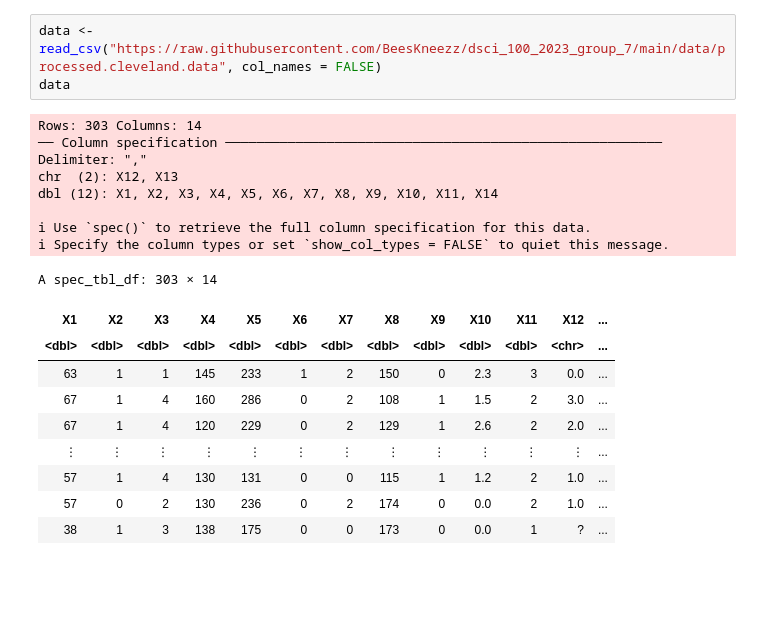
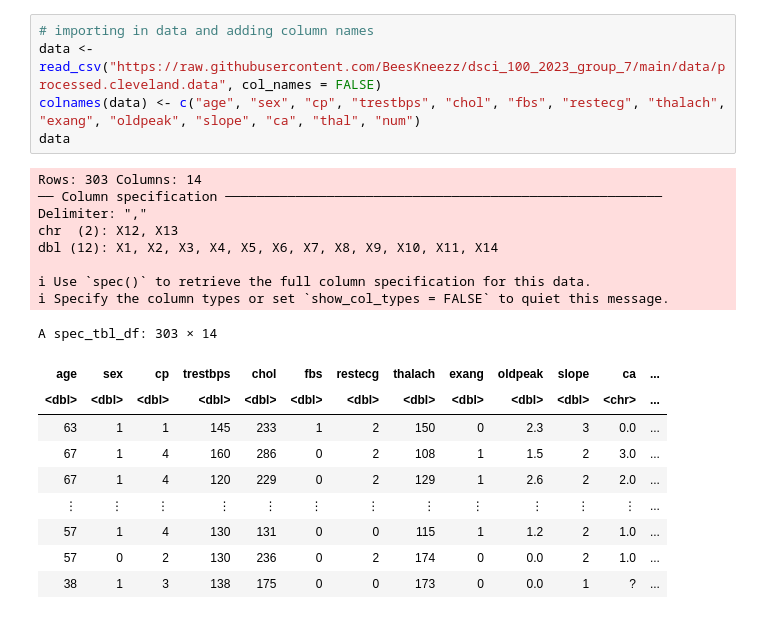
Before and after one commit to BeesKneezz/dsci_100_2023_group_7, a Jupyter notebook: group_proposal.ipynb, the cells around one changed output. Drawn from its saved outputs; the diff is of its cells as text; blank space fills up the shorter version.

```diff
--- a/group_proposal.ipynb
+++ b/group_proposal.ipynb
@@ -24,17 +38,19 @@ options(repr.matrix.max.rows = 6)
 # %%
+# importing in data and adding column names
 data <- read_csv("https://raw.githubusercontent.com/BeesKneezz/dsci_100_2023_group_7/main/data/processed.cleveland.data", col_names = FALSE)
+colnames(data) <- c("age", "sex", "cp", "trestbps", "chol", "fbs", "restecg", "thalach", "exang", "oldpeak", "slope", "ca", "thal", "num")
 data
 # %% [output]
 Rows: 303 Columns: 14
 ── Column specification ────────────────────────────────────────────────────────
 Delimiter: ","
 chr  (2): X12, X13
 dbl (12): X1, X2, X3, X4, X5, X6, X7, X8, X9, X10, X11, X14
 
 ℹ Use `spec()` to retrieve the full column specification for this data.
 ℹ Specify the column types or set `show_col_types = FALSE` to quiet this message.
 A spec_tbl_df: 303 × 14
-| X1 | X2 | X3 | X4 | X5 | X6 | X7 | X8 | X9 | X10 | X11 | X12 | ... |
+| age | sex | cp | trestbps | chol | fbs | restecg | thalach | exang | oldpeak | slope | ca | ... |
 | <dbl> | <dbl> | <dbl> | <dbl> | <dbl> | <dbl> | <dbl> | <dbl> | <dbl> | <dbl> | <dbl> | <chr> | ... |
 | 63 | 1 | 1 | 145 | 233 | 1 | 2 | 150 | 0 | 2.3 | 3 | 0.0 | ... |
 | 67 | 1 | 4 | 160 | 286 | 0 | 2 | 108 | 1 | 1.5 | 2 | 3.0 | ... |
```
Also changed, not shown: parts of 7 cells of this notebook.
